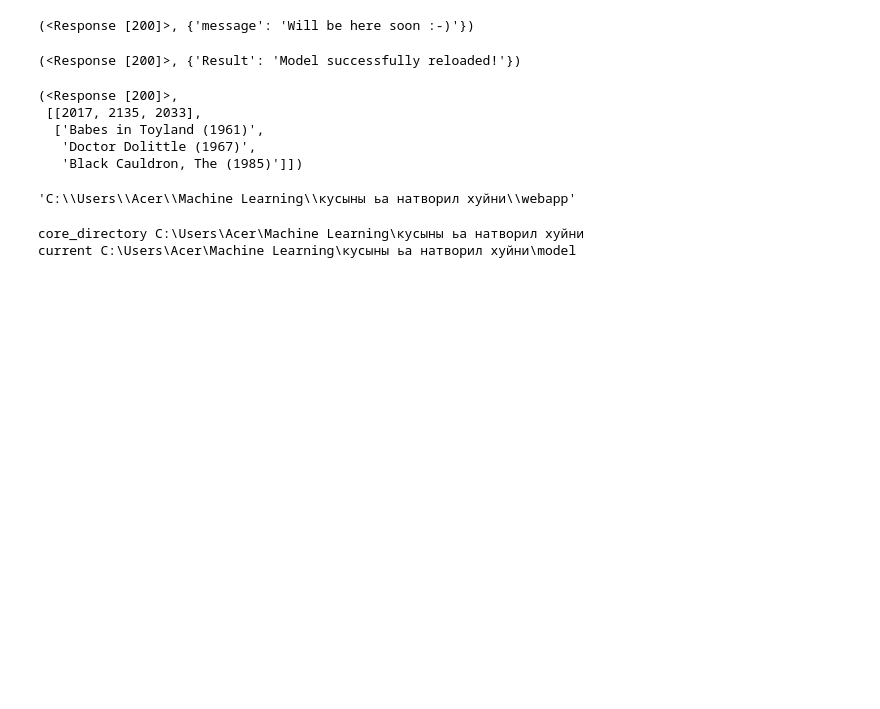
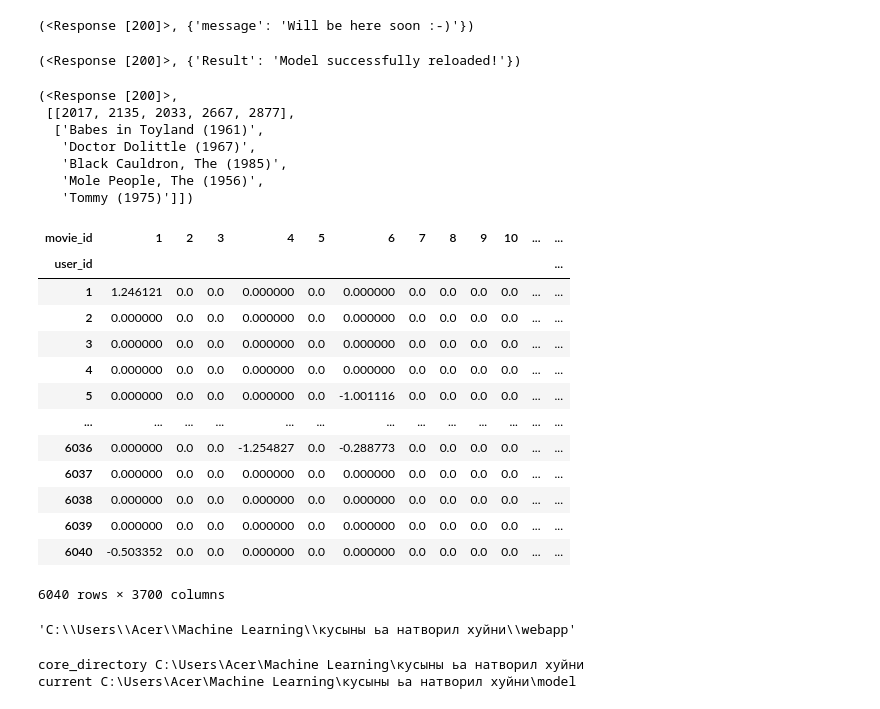
Before and after one commit to nikitalotts/recsys-mf, a Jupyter notebook: model/model_building.ipynb, the cells around one changed output. Drawn from its saved outputs; the diff is of its cells as text; code cells hidden in the pictures; blank space fills up the shorter version.

```diff
--- a/model/model_building.ipynb
+++ b/model/model_building.ipynb
@@ -56,20 +186,39 @@ response, response.json()
 url = 'http://127.0.0.1:5000/api/similar'
 
 params = {
-    'movie_name': 'Lord of the rings',
-    'N': 3
+    'movie_name': 'lord of the rings',
+    'N': 5
 }
 
 response = requests.post(url, json=params)
 response, response.json()
 # %% [output]
 (<Response [200]>,
- [[2017, 2135, 2033],
+ [[2017, 2135, 2033, 2667, 2877],
   ['Babes in Toyland (1961)',
    'Doctor Dolittle (1967)',
-   'Black Cauldron, The (1985)']])
+   'Black Cauldron, The (1985)',
+   'Mole People, The (1956)',
+   'Tommy (1975)']])
 # %%
 import fire
+# %%
+recsys.user_item_matrix
+# %% [output]
+| movie_id | 1 | 2 | 3 | 4 | 5 | 6 | 7 | 8 | 9 | 10 | ... | ... |
+| user_id |  |  |  |  |  |  |  |  |  |  |  | ... |
+| 1 | 1.246121 | 0.0 | 0.0 | 0.000000 | 0.0 | 0.000000 | 0.0 | 0.0 | 0.0 | 0.0 | ... | ... |
+| 2 | 0.000000 | 0.0 | 0.0 | 0.000000 | 0.0 | 0.000000 | 0.0 | 0.0 | 0.0 | 0.0 | ... | ... |
+| 3 | 0.000000 | 0.0 | 0.0 | 0.000000 | 0.0 | 0.000000 | 0.0 | 0.0 | 0.0 | 0.0 | ... | ... |
+| 4 | 0.000000 | 0.0 | 0.0 | 0.000000 | 0.0 | 0.000000 | 0.0 | 0.0 | 0.0 | 0.0 | ... | ... |
+| 5 | 0.000000 | 0.0 | 0.0 | 0.000000 | 0.0 | -1.001116 | 0.0 | 0.0 | 0.0 | 0.0 | ... | ... |
+| ... | ... | ... | ... | ... | ... | ... | ... | ... | ... | ... | ... | ... |
+| 6036 | 0.000000 | 0.0 | 0.0 | -1.254827 | 0.0 | -0.288773 | 0.0 | 0.0 | 0.0 | 0.0 | ... | ... |
+| 6037 | 0.000000 | 0.0 | 0.0 | 0.000000 | 0.0 | 0.000000 | 0.0 | 0.0 | 0.0 | 0.0 | ... | ... |
+| 6038 | 0.000000 | 0.0 | 0.0 | 0.000000 | 0.0 | 0.000000 | 0.0 | 0.0 | 0.0 | 0.0 | ... | ... |
+| 6039 | 0.000000 | 0.0 | 0.0 | 0.000000 | 0.0 | 0.000000 | 0.0 | 0.0 | 0.0 | 0.0 | ... | ... |
+| 6040 | -0.503352 | 0.0 | 0.0 | 0.000000 | 0.0 | 0.000000 | 0.0 | 0.0 | 0.0 | 0.0 | ... | ... |
+6040 rows × 3700 columns
 # %%
 from settings import ROOT_DIR
 ROOT_DIR
```
Also changed, not shown: parts of 70 cells of this notebook, 2 other files.
